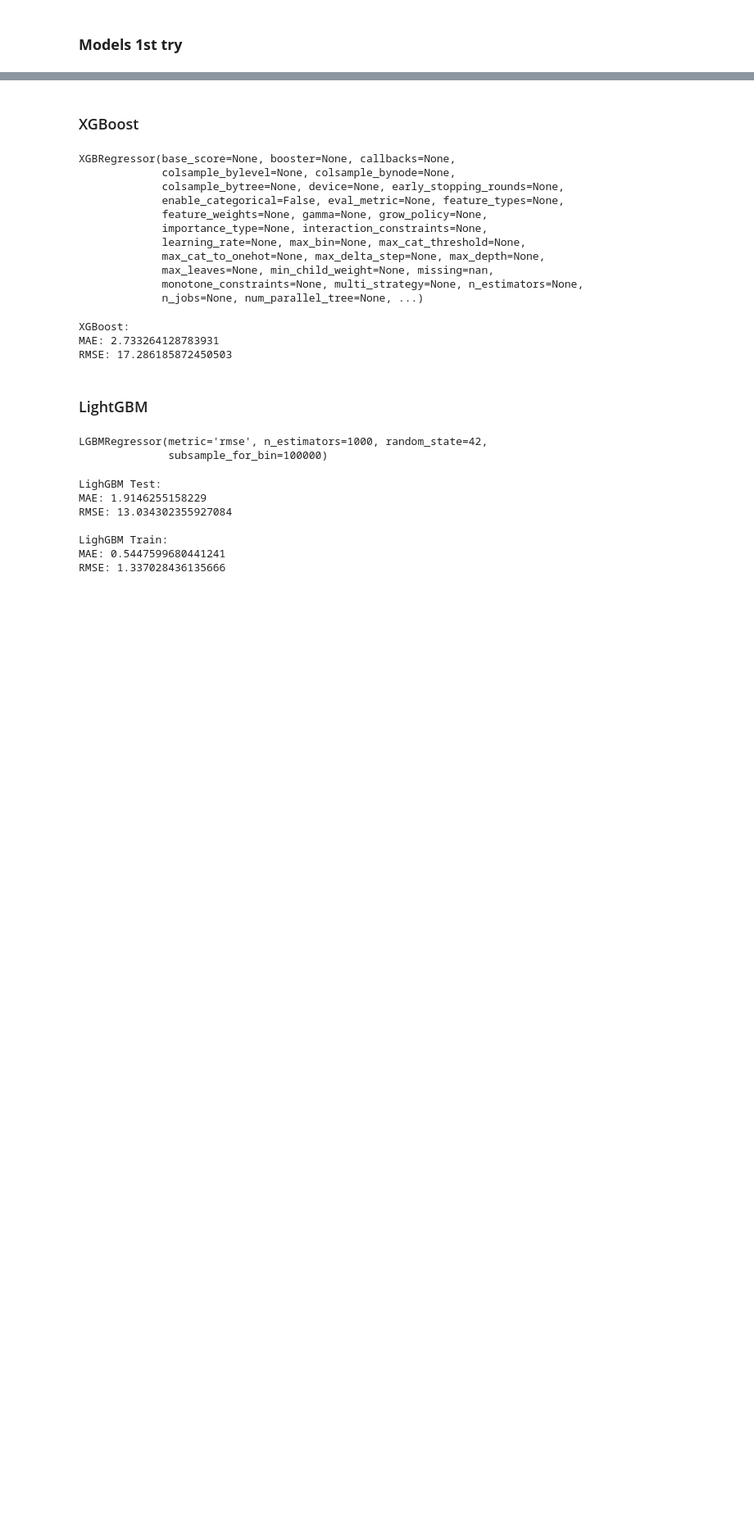
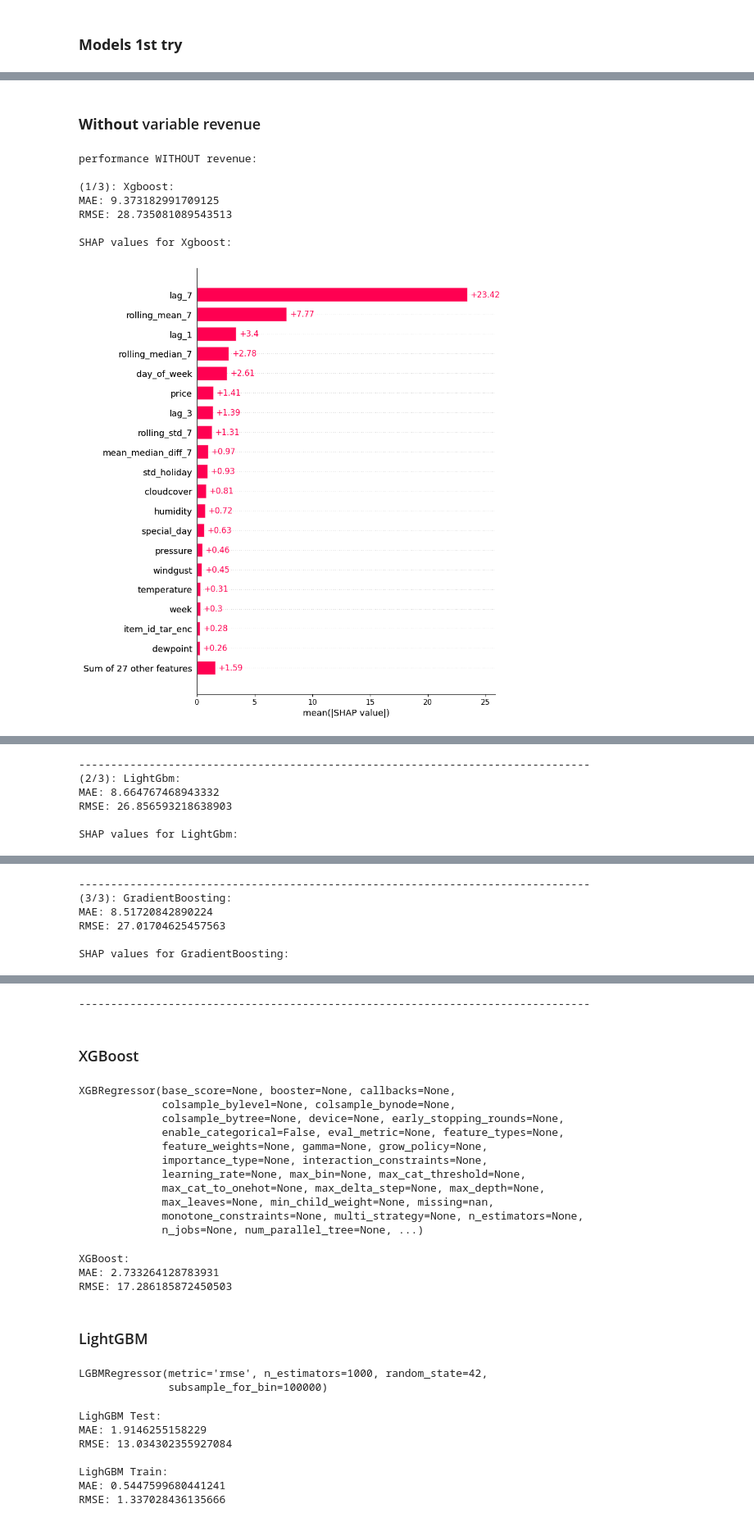
Before and after one commit to shuting-fish/food_prediction, a Jupyter notebook: lagging_rolling.ipynb, the cells around one changed output, grey strips where cells are left out. Shown at 82% size. Drawn from its saved outputs; the diff is of its cells as text; code cells hidden in the pictures; blank space fills up the shorter version.

```diff
--- a/lagging_rolling.ipynb
+++ b/lagging_rolling.ipynb
@@ -684,0 +796,18 @@ Lars                             0.267378
+# %% [markdown]
+### __Without__ variable revenue
+# %%
+X_train_scaled = X_train_scaled.drop('revenue', axis=1, errors='ignore')
+X_test_scaled = X_test_scaled.drop('revenue', axis=1, errors='ignore')
+#X_train_scaled.head()
+# %%
+print('performance WITHOUT revenue:\n')
+compare_models(models, X_train_scaled, y_train, X_test_scaled, y_test)
+# %% [output]
+performance WITHOUT revenue:
+
+(1/3): Xgboost:
+MAE: 9.373182991709125
+RMSE: 28.735081089543513
+
+SHAP values for Xgboost:
+[figure, added]
@@ -684,0 +815,6 @@ Lars                             0.267378
+--------------------------------------------------------------------------------
+(2/3): LightGbm:
+MAE: 8.664767468943332
+RMSE: 26.856593218638903
+
+SHAP values for LightGbm:
@@ -684,0 +823,6 @@ Lars                             0.267378
+--------------------------------------------------------------------------------
+(3/3): GradientBoosting:
+MAE: 8.51720842890224
+RMSE: 27.01704625457563
+
+SHAP values for GradientBoosting:
@@ -685,3 +831,4 @@ Lars                             0.267378
+--------------------------------------------------------------------------------
 # %% [markdown]
 ### XGBoost
 # %%
```
Also changed, not shown: parts of 16 cells of this notebook.
